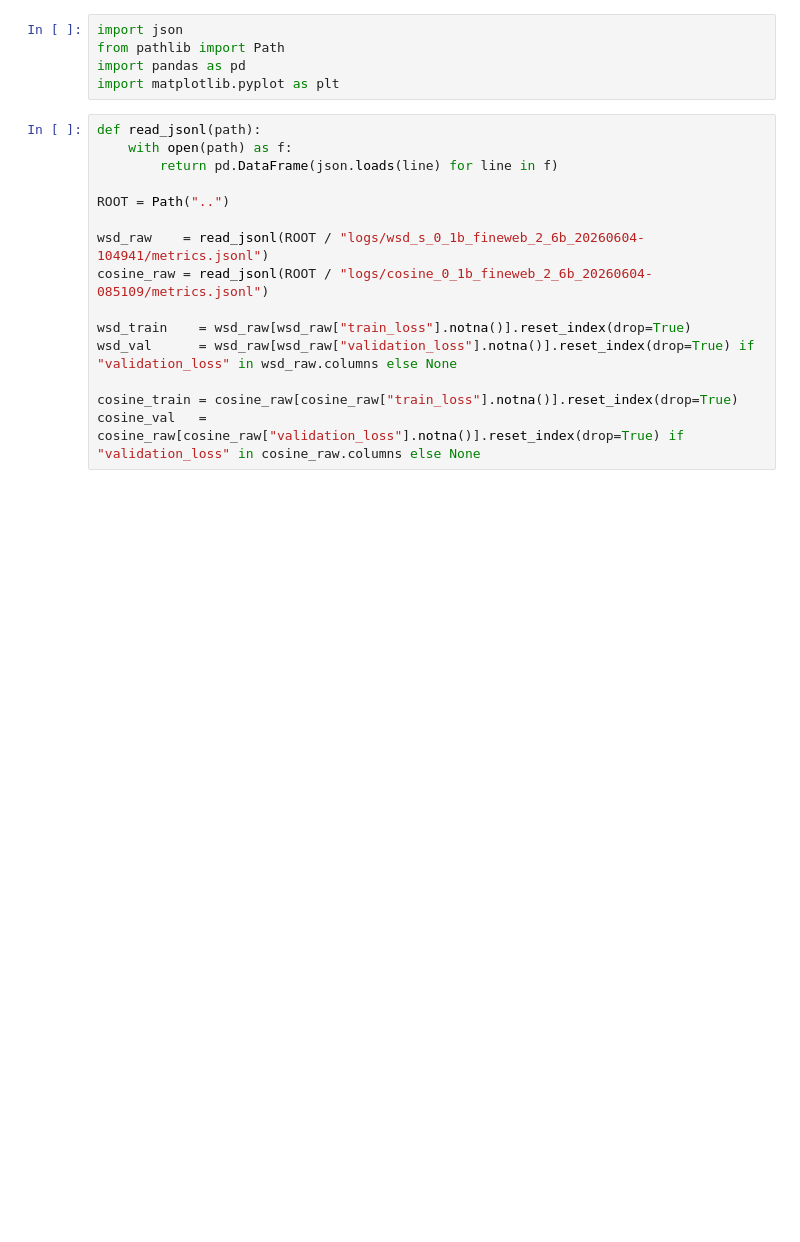
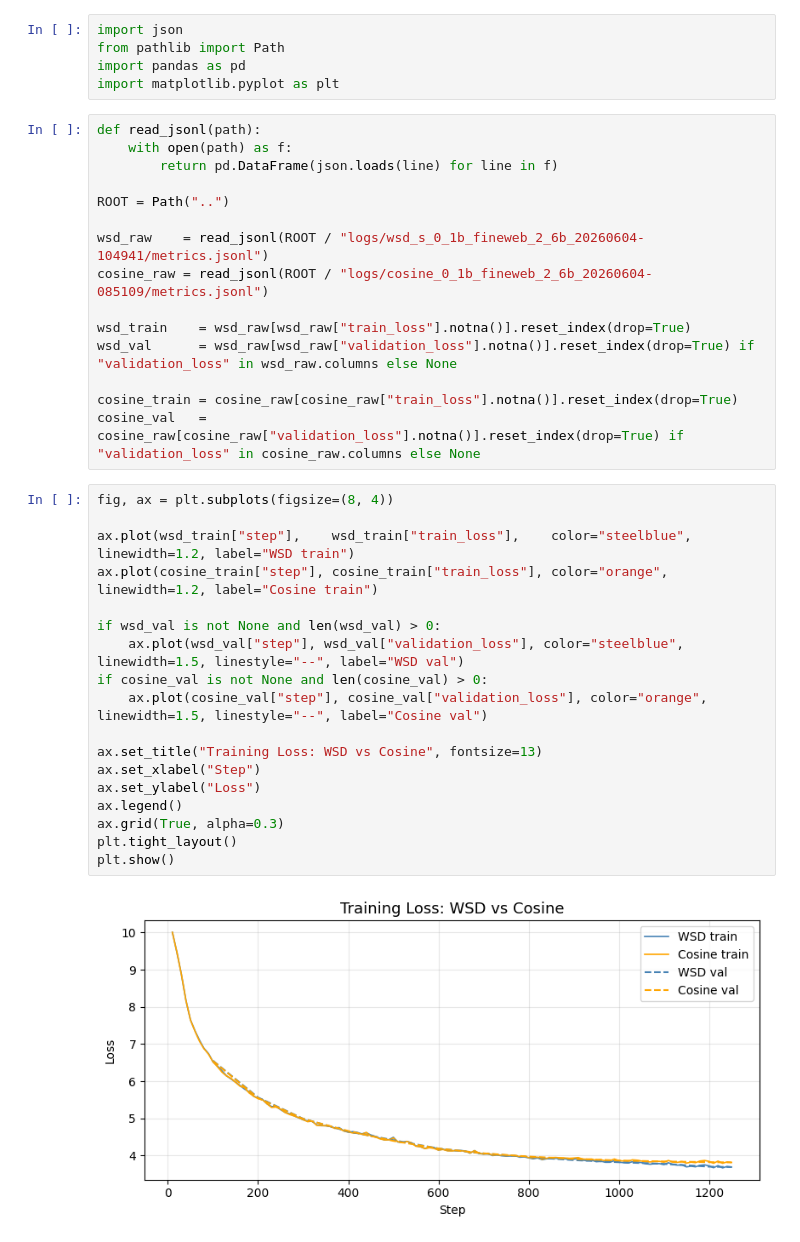
Before and after one commit to Duckymini/wsd_metric_triggered, a Jupyter notebook: notebooks/wsd_vs_cosine.ipynb, the cells around one changed output. Saved outputs shown, nothing was run; the diff lists cells and outputs as text; blank space fills up the shorter version.

```diff
--- a/notebooks/wsd_vs_cosine.ipynb
+++ b/notebooks/wsd_vs_cosine.ipynb
@@ -18,4 +18,24 @@ wsd_val      = wsd_raw[wsd_raw["validation_loss"].notna()].reset_index(drop=True
 
 cosine_train = cosine_raw[cosine_raw["train_loss"].notna()].reset_index(drop=True)
 cosine_val   = cosine_raw[cosine_raw["validation_loss"].notna()].reset_index(drop=True) if "validation_loss" in cosine_raw.columns else None
+# %%
+fig, ax = plt.subplots(figsize=(8, 4))
+
+ax.plot(wsd_train["step"],    wsd_train["train_loss"],    color="steelblue", linewidth=1.2, label="WSD train")
+ax.plot(cosine_train["step"], cosine_train["train_loss"], color="orange",    linewidth=1.2, label="Cosine train")
+
+if wsd_val is not None and len(wsd_val) > 0:
+    ax.plot(wsd_val["step"], wsd_val["validation_loss"], color="steelblue", linewidth=1.5, linestyle="--", label="WSD val")
+if cosine_val is not None and len(cosine_val) > 0:
+    ax.plot(cosine_val["step"], cosine_val["validation_loss"], color="orange", linewidth=1.5, linestyle="--", label="Cosine val")
+
+ax.set_title("Training Loss: WSD vs Cosine", fontsize=13)
+ax.set_xlabel("Step")
+ax.set_ylabel("Loss")
+ax.legend()
+ax.grid(True, alpha=0.3)
+plt.tight_layout()
+plt.show()
+# %% [output]
+[figure, added]
 # %%
```
Also changed, not shown: parts of 2 cells of this notebook.
